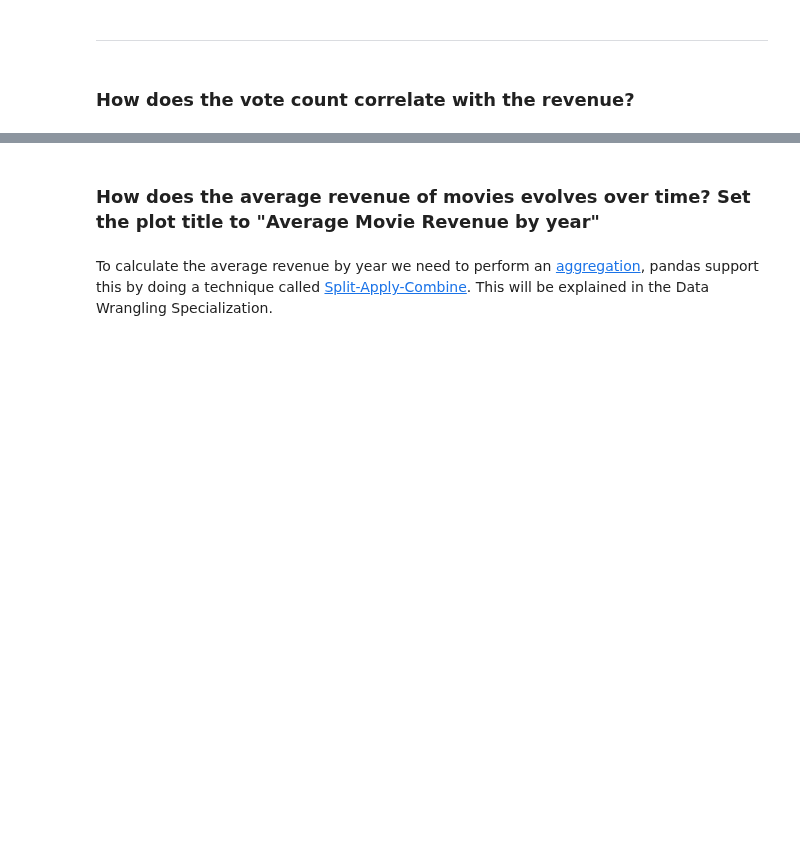
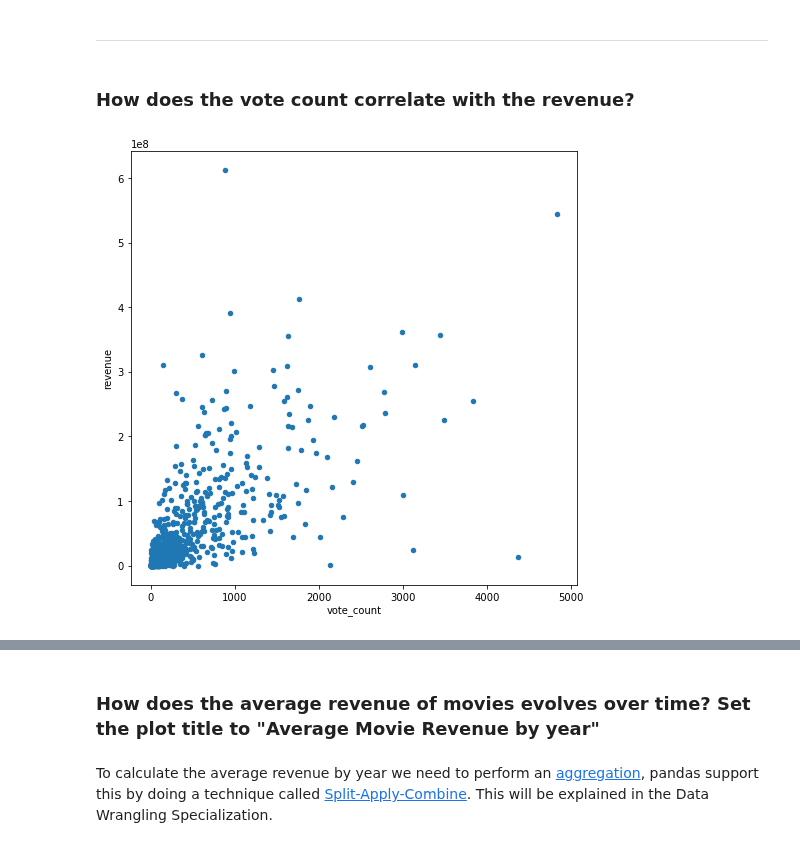
Before and after one commit to MafaldaPaco/batch3-workspace, a Jupyter notebook: S01/SLU03 - Visualization with Pandas and Matplotlib/Exercise notebook.ipynb, the cells around one changed output, grey strips where cells are left out. Drawn from its saved outputs; the diff is of its cells as text; code cells hidden in the pictures; blank space fills up the shorter version.

```diff
--- a/S01/SLU03 - Visualization with Pandas and Matplotlib/Exercise notebook.ipynb
+++ b/S01/SLU03 - Visualization with Pandas and Matplotlib/Exercise notebook.ipynb
@@ -58,9 +58,7 @@ assert plt
 Change the default chart size to 8 inches width and 8 inches height
 # %%
 # YOUR CODE HERE
-inches_wide = 8
-inches_high = 8
-plt.rcParams["figure.figsize"] = [inches_wide, inches_high]
+plt.rcParams["figure.figsize"] = [8, 8]
 # %%
 assert plt.rcParams["figure.figsize"][0] == 8
 assert plt.rcParams["figure.figsize"][1] == 8
@@ -93,8 +93,10 @@ axis = plt.gca();
 ### How does the vote count correlate with the revenue?
 # %%
 # YOUR CODE HERE
-raise NotImplementedError()
+movies.plot.scatter(x="vote_count",y="revenue" )
 axis = plt.gca();
+# %% [output]
+[figure, added]
 # %%
 from plotchecker import PlotChecker
 def get_data(p, ax=0):
```
Also changed, not shown: parts of 12 cells of this notebook.
